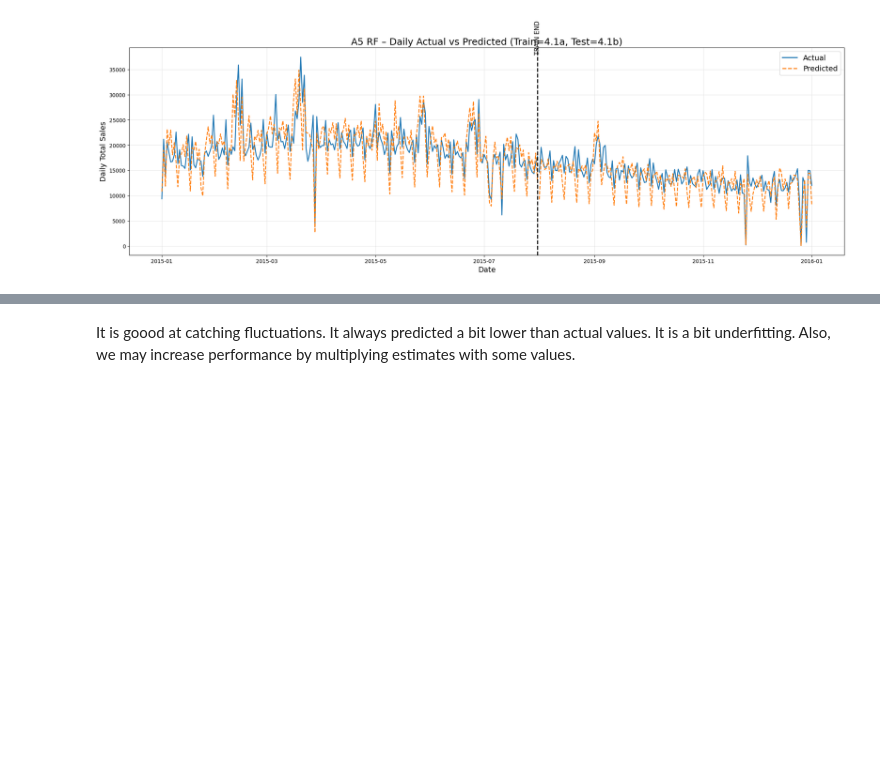
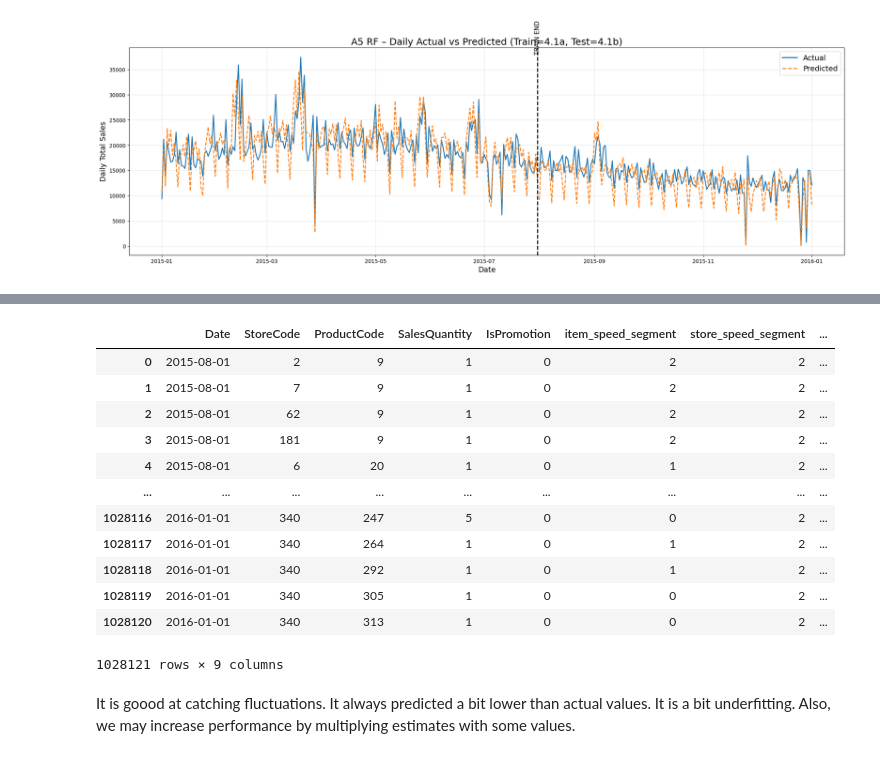
Before and after one commit to emrekaany/Promotion_Bump_DS_Case, a Jupyter notebook: promotion-bump.ipynb, the cells around one changed output, grey strips where cells are left out. Cells and saved outputs as stored; diff of their text form; code cells hidden in the pictures; blank space fills up the shorter version.

Commit message:
Kaggle Notebook | Promotion Bump | Version 45

```diff
--- a/promotion-bump.ipynb
+++ b/promotion-bump.ipynb
@@ -145,3 +145,45 @@ p4_end   = df_promo.loc[df_promo['Period']=='Promo4','EndDate'].values[0]
 mask4 = (df_a['Date'] >= p4_start) & (df_a['Date'] <= p4_end)
 df_a.loc[mask4, 'IsPromotion'] = 1
 df_a.loc[mask4, 'PromoName']   = 'Promo4'
+# %%
+df_promo2 = pd.read_csv("/kaggle/input/promotiondates/PromotionDates.csv")
+df_promo2["Period"] = df_promo2["Period"].str.strip()
+# SON 2 PROMOSYONU AL (tail)
+df_promo2 = df_promo2.tail(2).reset_index(drop=True)
+df_promo2["StartDate"] = pd.to_datetime(df_promo2["StartDate"], dayfirst=True)
+df_promo2["EndDate"]   = pd.to_datetime(df_promo2["EndDate"], dayfirst=True)
+
+
+
+df_test = pd.read_csv("/kaggle/input/assignment4-1b/assignment4.1b.csv")
+df_test["Date"] = pd.to_datetime(df_test["Date"])
+
+# ===========================================
+# SAFE SELECT: PROMO5
+# ===========================================
+if "Promo5" in df_promo2["Period"].values:
+    row5 = df_promo2[df_promo2["Period"]=="Promo5"].iloc[0]
+    p5_start = row5["StartDate"]
+    p5_end   = row5["EndDate"]
+
+    mask5 = (df_test["Date"] >= p5_start) & (df_test["Date"] <= p5_end)
+    df_test.loc[mask5, "IsPromotion"] = 1
+    df_test.loc[mask5, "PromoName"]   = "Promo5"
+else:
+    print("⚠ Promo5 not found in tail(2).")
+
+# ===========================================
+# SAFE SELECT: PROMO6
+# ===========================================
+if "Promo6" in df_promo2["Period"].values:
+    row6 = df_promo2[df_promo2["Period"]=="Promo6"].iloc[0]
+    p6_start = row6["StartDate"]
+    p6_end   = row6["EndDate"]
+
+    mask6 = (df_test["Date"] >= p6_start) & (df_test["Date"] <= p6_end)
+    df_test.loc[mask6, "IsPromotion"] = 1
+    df_test.loc[mask6, "PromoName"]   = "Promo6"
+else:
+    print("⚠ Promo6 not found in tail(2).")
+df_test["PromoName"] = df_test["PromoName"].fillna(0)
+df_a["PromoName"] = df_a["PromoName"].fillna(0)
@@ -1393,3 +1451,19 @@ display(promo5_daily_rf.sort_values("Date"))
+# %%
+df_test
+# %% [output]
+|  | Date | StoreCode | ProductCode | SalesQuantity | IsPromotion | item_speed_segment | store_speed_segment | ... |
+| 0 | 2015-08-01 | 2 | 9 | 1 | 0 | 2 | 2 | ... |
+| 1 | 2015-08-01 | 7 | 9 | 1 | 0 | 2 | 2 | ... |
+| 2 | 2015-08-01 | 62 | 9 | 1 | 0 | 2 | 2 | ... |
+| 3 | 2015-08-01 | 181 | 9 | 1 | 0 | 2 | 2 | ... |
+| 4 | 2015-08-01 | 6 | 20 | 1 | 0 | 1 | 2 | ... |
+| ... | ... | ... | ... | ... | ... | ... | ... | ... |
+| 1028116 | 2016-01-01 | 340 | 247 | 5 | 0 | 0 | 2 | ... |
+| 1028117 | 2016-01-01 | 340 | 264 | 1 | 0 | 1 | 2 | ... |
+| 1028118 | 2016-01-01 | 340 | 292 | 1 | 0 | 1 | 2 | ... |
+| 1028119 | 2016-01-01 | 340 | 305 | 1 | 0 | 0 | 2 | ... |
+| 1028120 | 2016-01-01 | 340 | 313 | 1 | 0 | 0 | 2 | ... |
+1028121 rows × 9 columns
 # %% [markdown]
 It is goood at catching fluctuations. It always predicted a bit lower than actual values. It is a bit underfitting. Also, we may increase performance by multiplying estimates with some values.
 # %% [markdown]
```
Also changed, not shown: parts of 21 cells of this notebook.
